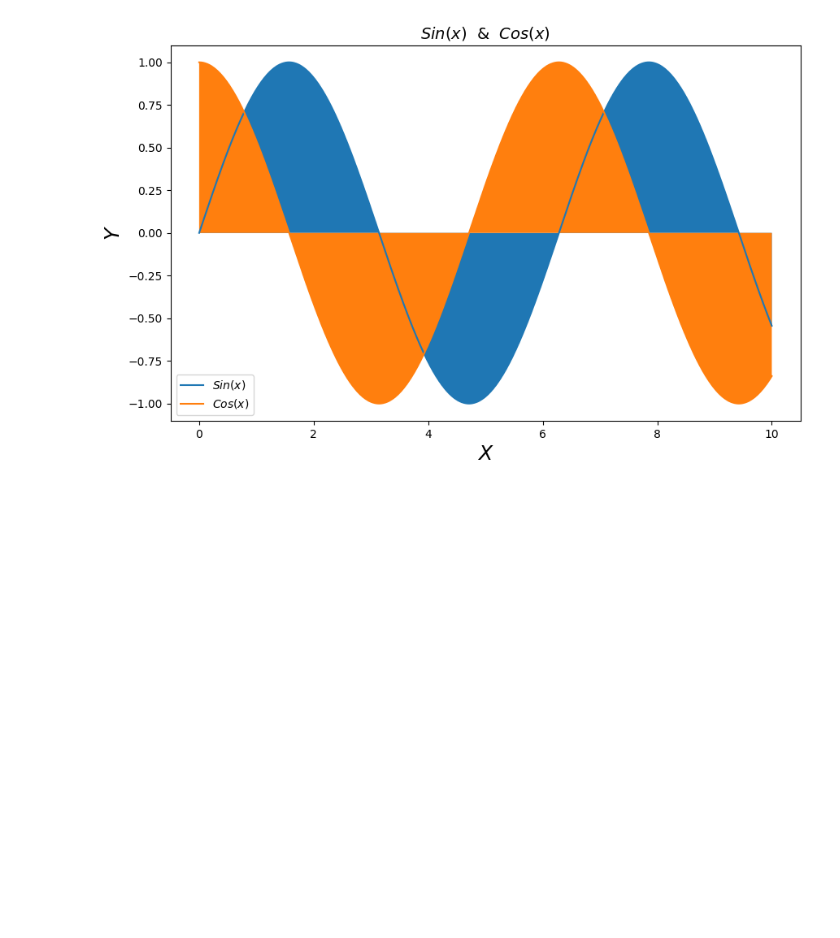
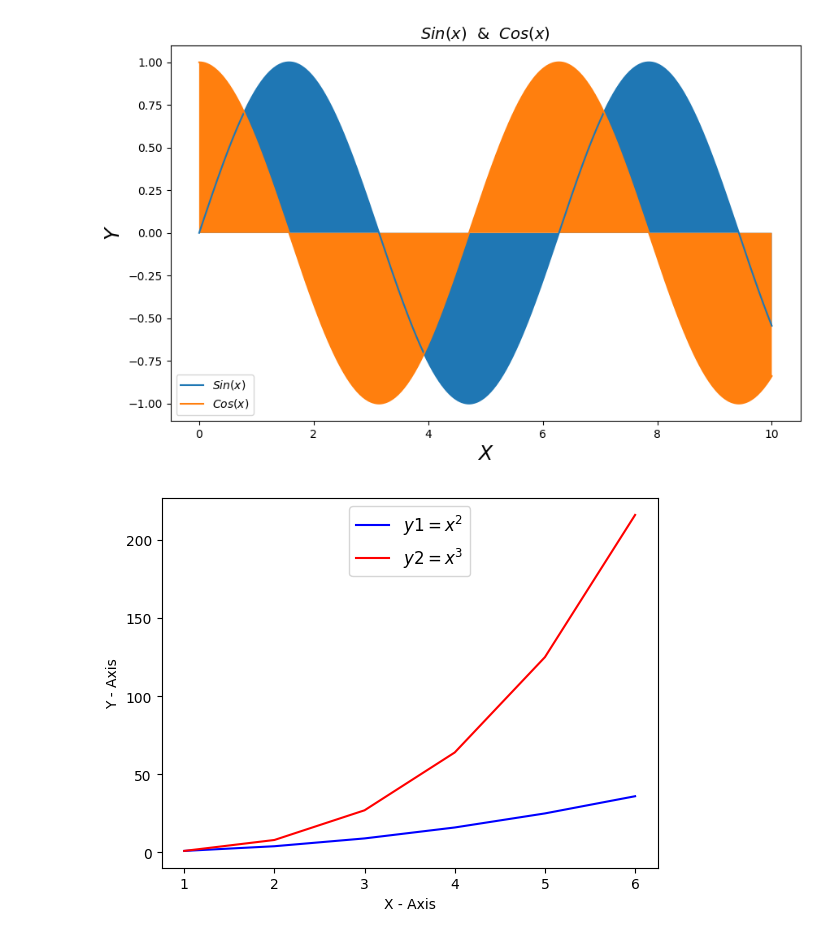
Before and after one commit to hatchdavid1/data_viz_plt_sns, a Jupyter notebook: data_viz_plt.ipynb, the cells around one changed output. Drawn from its saved outputs; the diff is of its cells as text; code cells hidden in the pictures; blank space fills up the shorter version.

```diff
--- a/data_viz_plt.ipynb
+++ b/data_viz_plt.ipynb
@@ -182,3 +182,15 @@ plt.legend(loc = 'lower left' )
 plt.show()
 # %% [output]
 [figure]
+# %%
+x = np.array([1,2,3,4,5,6])
+y1 = np.power(x,2)
+y2 = np.power(x,3)
+plt.plot(x,y1, "b-" , label = '$y1 = x^2$') # Títulos de línea b- =azul
+plt.plot(x,y2, "r-" ,label ='$y2 = x^3$')   # Título de línea r- = rojo
+plt.xlabel("X - Axis")
+plt.ylabel("Y - Axis")
+plt.legend(loc='upper center', fontsize='large')
+plt.show()
+# %% [output]
+[figure, added]
```
Also changed, not shown: parts of 8 cells of this notebook.
